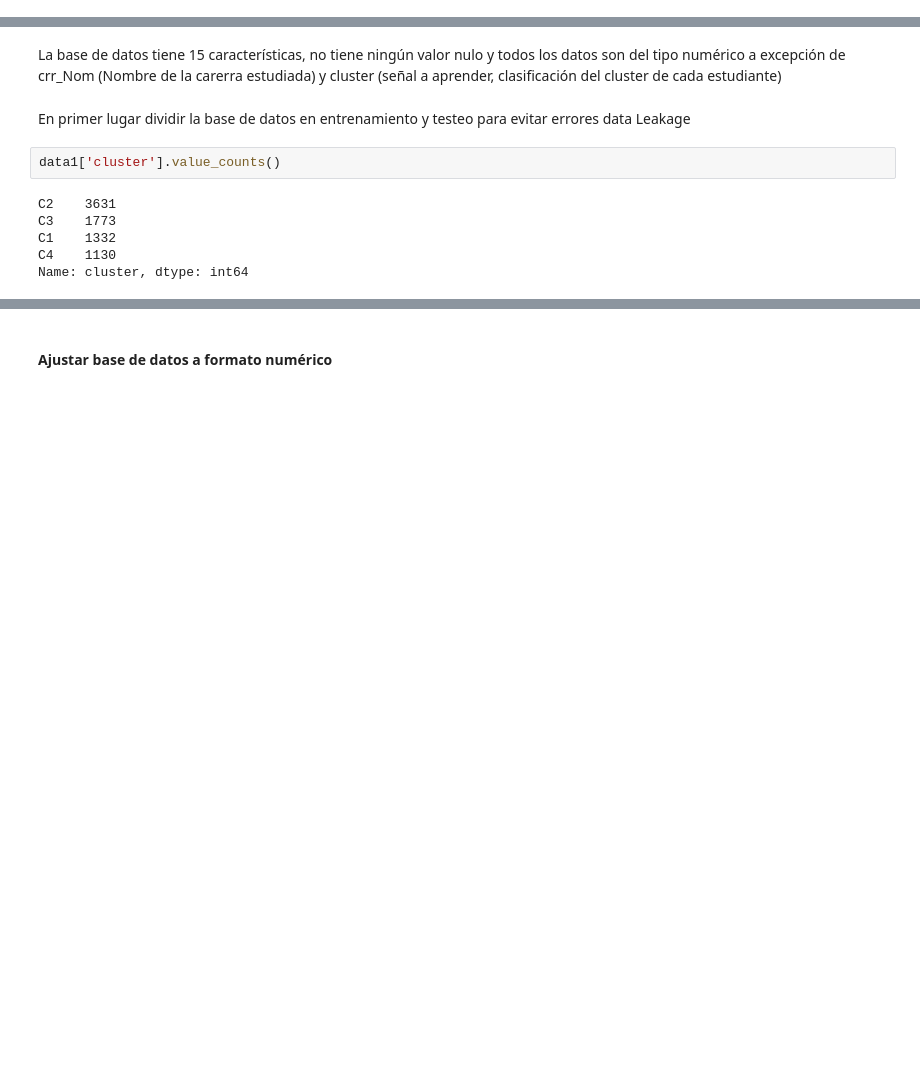
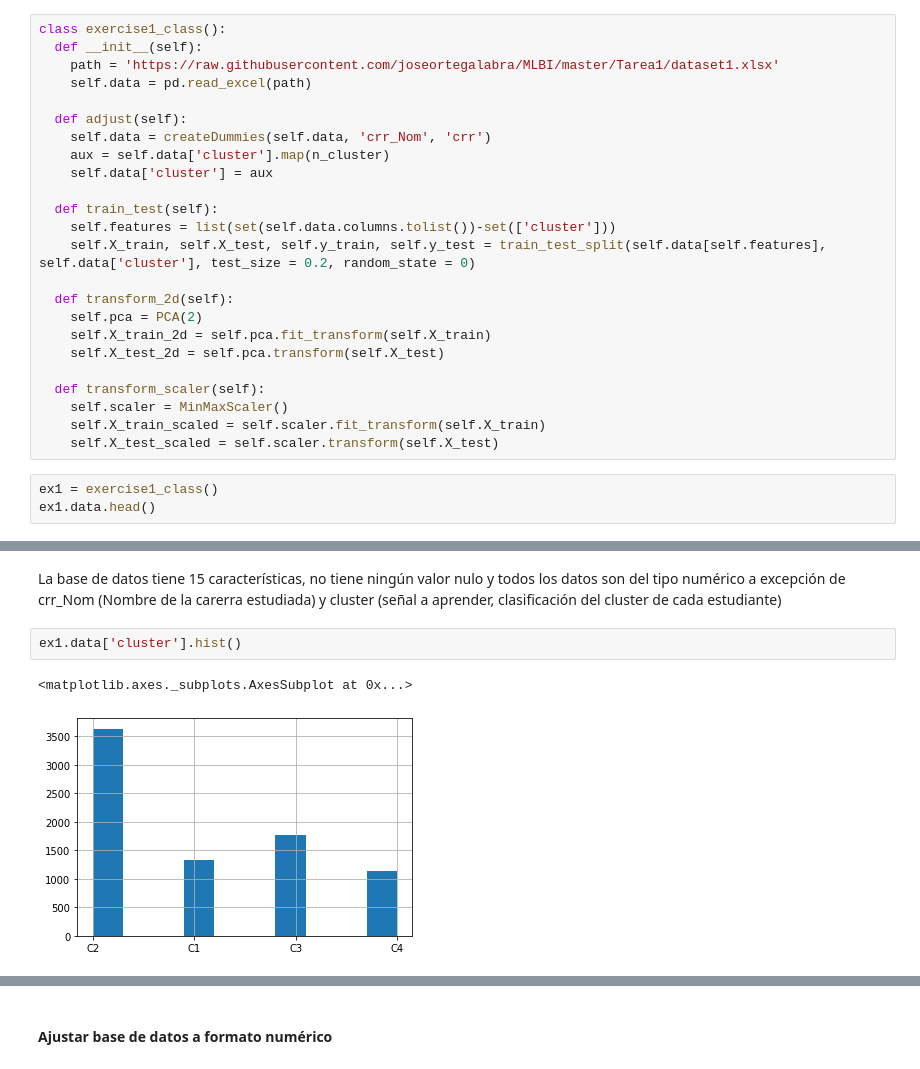
Before and after one commit to joseortegalabra/MLBI, a Jupyter notebook: Tarea1_MLBI_José_Ignacio_Ortega_Labra.ipynb, the cells around one changed output, grey strips where cells are left out. Cells and saved outputs as stored; diff of their text form; blank space fills up the shorter version.

```diff
--- a/Tarea1_MLBI_José_Ignacio_Ortega_Labra.ipynb
+++ b/Tarea1_MLBI_José_Ignacio_Ortega_Labra.ipynb
@@ -67,0 +142,27 @@ memory usage: 983.4+ KB
+# %%
+class exercise1_class():
+  def __init__(self):
+    path = 'https://raw.githubusercontent.com/joseortegalabra/MLBI/master/Tarea1/dataset1.xlsx'
+    self.data = pd.read_excel(path)
+
+  def adjust(self):
+    self.data = createDummies(self.data, 'crr_Nom', 'crr')
+    aux = self.data['cluster'].map(n_cluster)
+    self.data['cluster'] = aux
+
+  def train_test(self):
+    self.features = list(set(self.data.columns.tolist())-set(['cluster']))
+    self.X_train, self.X_test, self.y_train, self.y_test = train_test_split(self.data[self.features], self.data['cluster'], test_size = 0.2, random_state = 0)
+
+  def transform_2d(self):
+    self.pca = PCA(2)
+    self.X_train_2d = self.pca.fit_transform(self.X_train)
+    self.X_test_2d = self.pca.transform(self.X_test)
+
+  def transform_scaler(self):
+    self.scaler = MinMaxScaler()
+    self.X_train_scaled = self.scaler.fit_transform(self.X_train)
+    self.X_test_scaled = self.scaler.transform(self.X_test)
+# %%
+ex1 = exercise1_class()
+ex1.data.head()
@@ -68,13 +196,8 @@ memory usage: 983.4+ KB
 # %% [markdown]
 La base de datos tiene 15 características, no tiene ningún valor nulo y todos los datos son del tipo numérico a excepción de crr_Nom (Nombre de la carerra estudiada) y cluster (señal a aprender, clasificación del cluster de cada estudiante)
-# %% [markdown]
-En primer lugar dividir la base de datos en entrenamiento y testeo para evitar errores data Leakage
-# %%
-data1['cluster'].value_counts()
-# %% [output]
-C2    3631
-C3    1773
-C1    1332
-C4    1130
-Name: cluster, dtype: int64
+# %%
+ex1.data['cluster'].hist()
+# %% [output]
+<matplotlib.axes._subplots.AxesSubplot at 0x...>
+[figure, added]
 # %%
```
Also changed, not shown: parts of 113 cells of this notebook.
